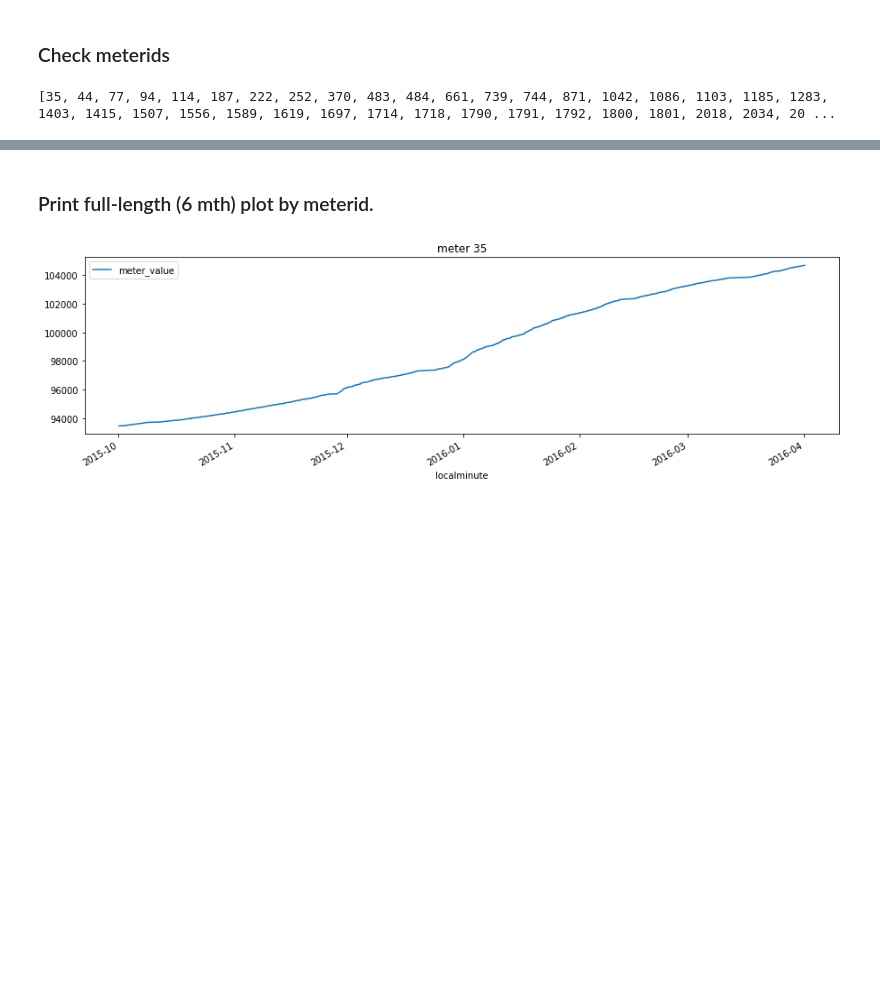
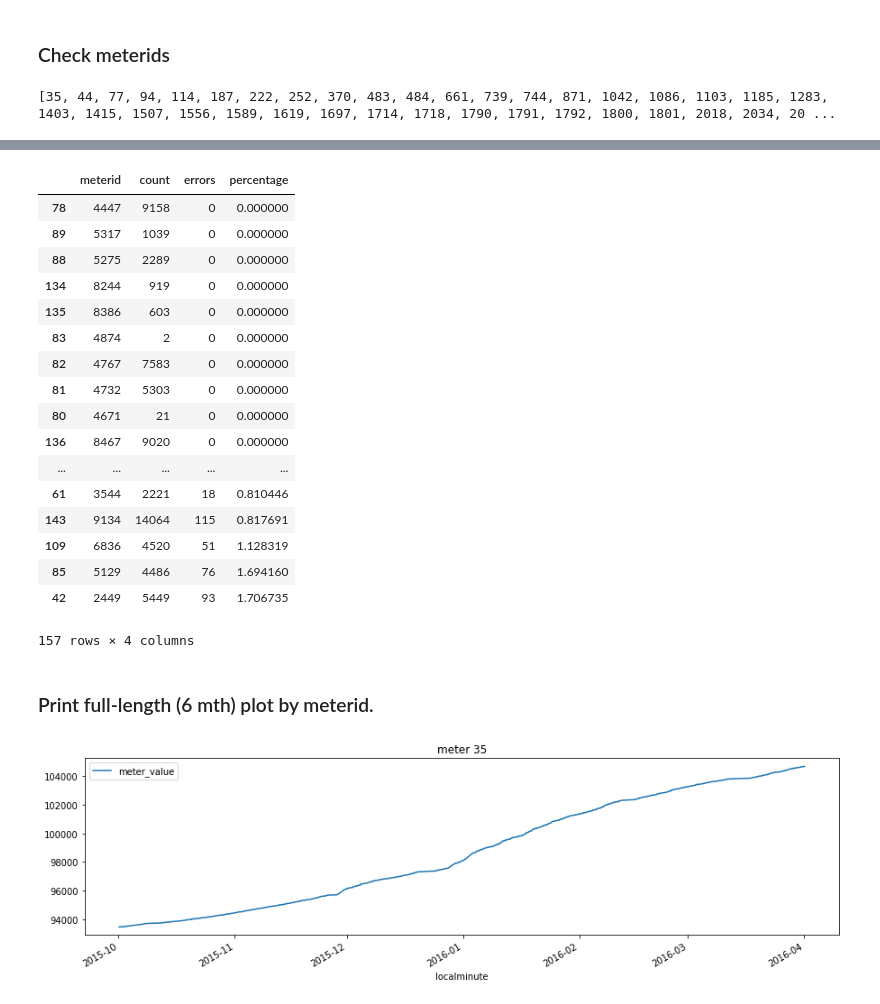
Before and after one commit to melvintzw/ee4211, a Jupyter notebook: exploration_mel.ipynb, the cells around one changed output, grey strips where cells are left out. Saved outputs shown, nothing was run; the diff lists cells and outputs as text; code cells hidden in the pictures; blank space fills up the shorter version.

```diff
--- a/exploration_mel.ipynb
+++ b/exploration_mel.ipynb
@@ -80,3 +150,24 @@ print(keys_list)
+# %%
+df_error_metric.sort_values(by=['percentage'])
+# %% [output]
+|  | meterid | count | errors | percentage |
+| 78 | 4447 | 9158 | 0 | 0.000000 |
+| 89 | 5317 | 1039 | 0 | 0.000000 |
+| 88 | 5275 | 2289 | 0 | 0.000000 |
+| 134 | 8244 | 919 | 0 | 0.000000 |
+| 135 | 8386 | 603 | 0 | 0.000000 |
+| 83 | 4874 | 2 | 0 | 0.000000 |
+| 82 | 4767 | 7583 | 0 | 0.000000 |
+| 81 | 4732 | 5303 | 0 | 0.000000 |
+| 80 | 4671 | 21 | 0 | 0.000000 |
+| 136 | 8467 | 9020 | 0 | 0.000000 |
+| ... | ... | ... | ... | ... |
+| 61 | 3544 | 2221 | 18 | 0.810446 |
+| 143 | 9134 | 14064 | 115 | 0.817691 |
+| 109 | 6836 | 4520 | 51 | 1.128319 |
+| 85 | 5129 | 4486 | 76 | 1.694160 |
+| 42 | 2449 | 5449 | 93 | 1.706735 |
+157 rows × 4 columns
 # %% [markdown]
 ### Print full-length (6 mth) plot by meterid.
 # %%
```
Also changed, not shown: parts of 11 cells of this notebook.
